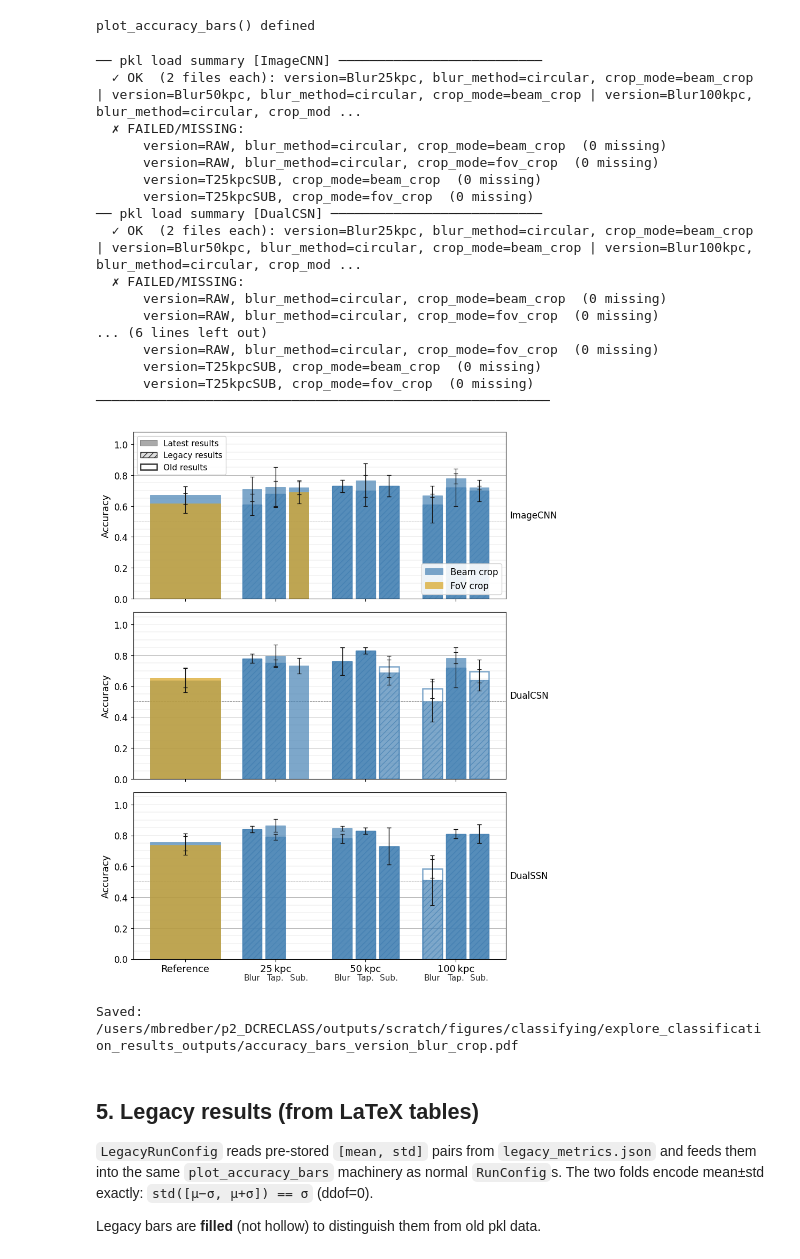
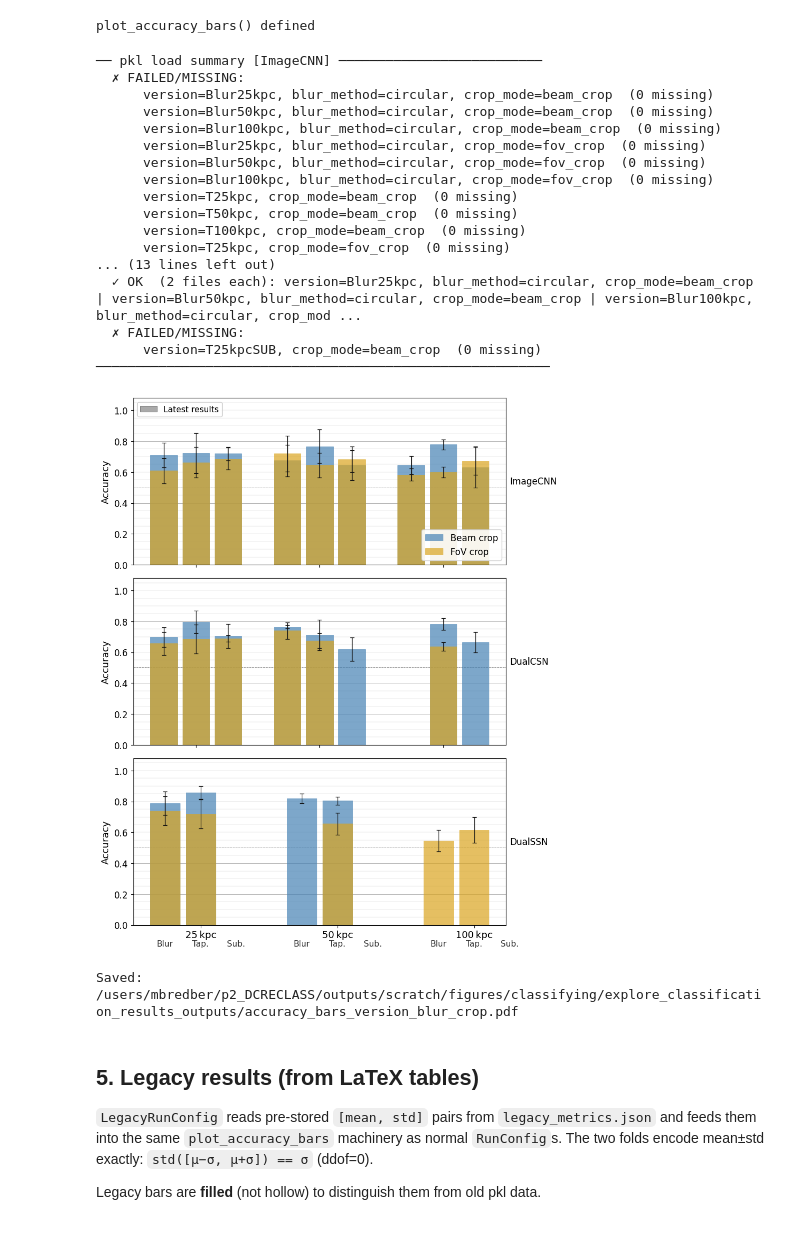
Before and after one commit to MarkusBredberg/dcreclass, a Jupyter notebook: notebooks/explore_classification_results.ipynb, the cells around one changed output. Drawn from its saved outputs; the diff is of its cells as text; code cells hidden in the pictures.

```diff
--- a/notebooks/explore_classification_results.ipynb
+++ b/notebooks/explore_classification_results.ipynb
@@ -191,7 +191,7 @@ class LegacyRunConfig:
     """
     classifier:    str            # 'CNN' | 'DualCSN' | 'DualSSN'
     section:       str            # 'percentile' | 'stacking'
-    legacy_path:   str = '/users/mbredber/p2_DCRECLASS/outputs/scratch/data/legacy_results/legacy_metrics.json'
+    legacy_path:   str = '/users/mbredber/p2_DCRECLASS/outputs/scratch/data/PSZ2/legacy_results/legacy_metrics.json'
 
     # Fields written by dataclasses.replace() inside _draw_bars:
     version:       str = 'RAW'
@@ -209,14 +209,18 @@ print('LegacyRunConfig defined')
 LegacyRunConfig defined
 # %%
 _LEGACY_VERSION_MAP = {
-    'percentile': {
+    'beam_cropping': {
+        'RAW':        'RAW',
         'Blur25kpc':  'RT25kpc',  'Blur50kpc':  'RT50kpc',  'Blur100kpc': 'RT100kpc',
         'T25kpc':     'T25kpc',   'T50kpc':     'T50kpc',   'T100kpc':    'T100kpc',
         'T50kpcSUB':  'T50kpcSUB', 'T100kpcSUB': 'T100kpcSUB',
     },
+    'pixel_cropping': {
+        'RAW':        'RAW',
+    },
     'stacking': {
         'Blur25kpc':  'Raw+RT25kpc',  'Blur50kpc':  'Raw+RT50kpc',
-        'Blur100kpc': 'Raw+RT100kpc', 'RAW':        'All versions',
+        'Blur100kpc': 'Raw+RT100kpc', 'RAW':        'All',
     },
 }
 
@@ -1334,57 +1341,61 @@ plot_accuracy_bars() defined
 #                                             in any bar where primary has no data
 #
 DISTINGUISH_RESULT_VERSIONS  = True
-RESULT_VERSION_PRIORITY      = 'highest'
+RESULT_VERSION_PRIORITY      = ['latest']
+SHOW_RADIOUNET               = False
 
 fig = plot_accuracy_bars(
     base_cfg = None,
-    scales   = [0, 25, 50, 100],
+    scales   = [25, 50, 100],
     scale_version    = ['circular', 'tapering', 'sub'],
     overlay_vary     = 'crop_mode',
     overlay_values   = ['beam_crop', 'fov_crop'],
     metric           = 'accuracy',
     distinguish_result_versions = DISTINGUISH_RESULT_VERSIONS,
     result_version_priority     = RESULT_VERSION_PRIORITY,
+    show_radiounet_ref          = SHOW_RADIOUNET,
     classifiers = [
         ('ImageCNN',
-            RunConfig(classifier='ImageCNN', folds=list(range(10)), num_experiments=3),
-            LegacyRunConfig(classifier='CNN', section='percentile',
-                            folds=list(range(10)), num_experiments=3)),
+            RunConfig(classifier='ImageCNN', folds=list(range(10)), num_experiments=3)),
         ('DualCSN',
             RunConfig(classifier='DualCSN', folds=list(range(10)), num_experiments=3),
-            LegacyRunConfig(classifier='DualCSN', section='percentile',
-                            folds=list(range(10)), num_experiments=3)),
+            {'beam_crop':  LegacyRunConfig(classifier='DualCSN', section='beam_cropping',
+                                           folds=list(range(10)), num_experiments=3),
+             'pixel_crop': LegacyRunConfig(classifier='DualCSN', section='pixel_cropping',
+                                           folds=list(range(10)), num_experiments=3)}),
         ('DualSSN',
             RunConfig(classifier='DualSSN', folds=list(range(10)), num_experiments=3),
-            LegacyRunConfig(classifier='DualSSN', section='percentile',
-                            folds=list(range(10)), num_experiments=3)),
+            {'beam_crop':  LegacyRunConfig(classifier='DualSSN', section='beam_cropping',
+                                           folds=list(range(10)), num_experiments=3),
+             'pixel_crop': LegacyRunConfig(classifier='DualSSN', section='pixel_cropping',
+                                           folds=list(range(10)), num_experiments=3)}),
     ],
 )
 
 _fname = os.path.join(OUTPUT_DIR, 'accuracy_bars_version_blur_crop.pdf')
 fig.savefig(_fname, bbox_inches='tight')
 plt.show()
 plt.close()
 print('Saved:', _fname)
 # %% [output]
 ── pkl load summary [ImageCNN] ──────────────────────────
+  ✗ FAILED/MISSING:
+      version=Blur25kpc, blur_method=circular, crop_mode=beam_crop  (0 missing)
+      version=Blur50kpc, blur_method=circular, crop_mode=beam_crop  (0 missing)
+      version=Blur100kpc, blur_method=circular, crop_mode=beam_crop  (0 missing)
+      version=Blur25kpc, blur_method=circular, crop_mode=fov_crop  (0 missing)
+      version=Blur50kpc, blur_method=circular, crop_mode=fov_crop  (0 missing)
+      version=Blur100kpc, blur_method=circular, crop_mode=fov_crop  (0 missing)
+      version=T25kpc, crop_mode=beam_crop  (0 missing)
+      version=T50kpc, crop_mode=beam_crop  (0 missing)
+      version=T100kpc, crop_mode=beam_crop  (0 missing)
+      version=T25kpc, crop_mode=fov_crop  (0 missing)
+... (13 lines left out)
   ✓ OK  (2 files each): version=Blur25kpc, blur_method=circular, crop_mode=beam_crop | version=Blur50kpc, blur_method=circular, crop_mode=beam_crop | version=Blur100kpc, blur_method=circular, crop_mod ...
   ✗ FAILED/MISSING:
-      version=RAW, blur_method=circular, crop_mode=beam_crop  (0 missing)
-      version=RAW, blur_method=circular, crop_mode=fov_crop  (0 missing)
       version=T25kpcSUB, crop_mode=beam_crop  (0 missing)
-      version=T25kpcSUB, crop_mode=fov_crop  (0 missing)
-── pkl load summary [DualCSN] ───────────────────────────
-  ✓ OK  (2 files each): version=Blur25kpc, blur_method=circular, crop_mode=beam_crop | version=Blur50kpc, blur_method=circular, crop_mode=beam_crop | version=Blur100kpc, blur_method=circular, crop_mod ...
-  ✗ FAILED/MISSING:
-      version=RAW, blur_method=circular, crop_mode=beam_crop  (0 missing)
-      version=RAW, blur_method=circular, crop_mode=fov_crop  (0 missing)
-... (6 lines left out)
-      version=RAW, blur_method=circular, crop_mode=fov_crop  (0 missing)
-      version=T25kpcSUB, crop_mode=beam_crop  (0 missing)
-      version=T25kpcSUB, crop_mode=fov_crop  (0 missing)
 ──────────────────────────────────────────────────────────
-[figure, old version]
+[figure, new version]
 Saved: /users/mbredber/p2_DCRECLASS/outputs/scratch/figures/classifying/explore_classification_results_outputs/accuracy_bars_version_blur_crop.pdf
 # %% [markdown]
 ## 5. Legacy results (from LaTeX tables)
```
Also changed, not shown: parts of 3 cells of this notebook, 1 other file.
